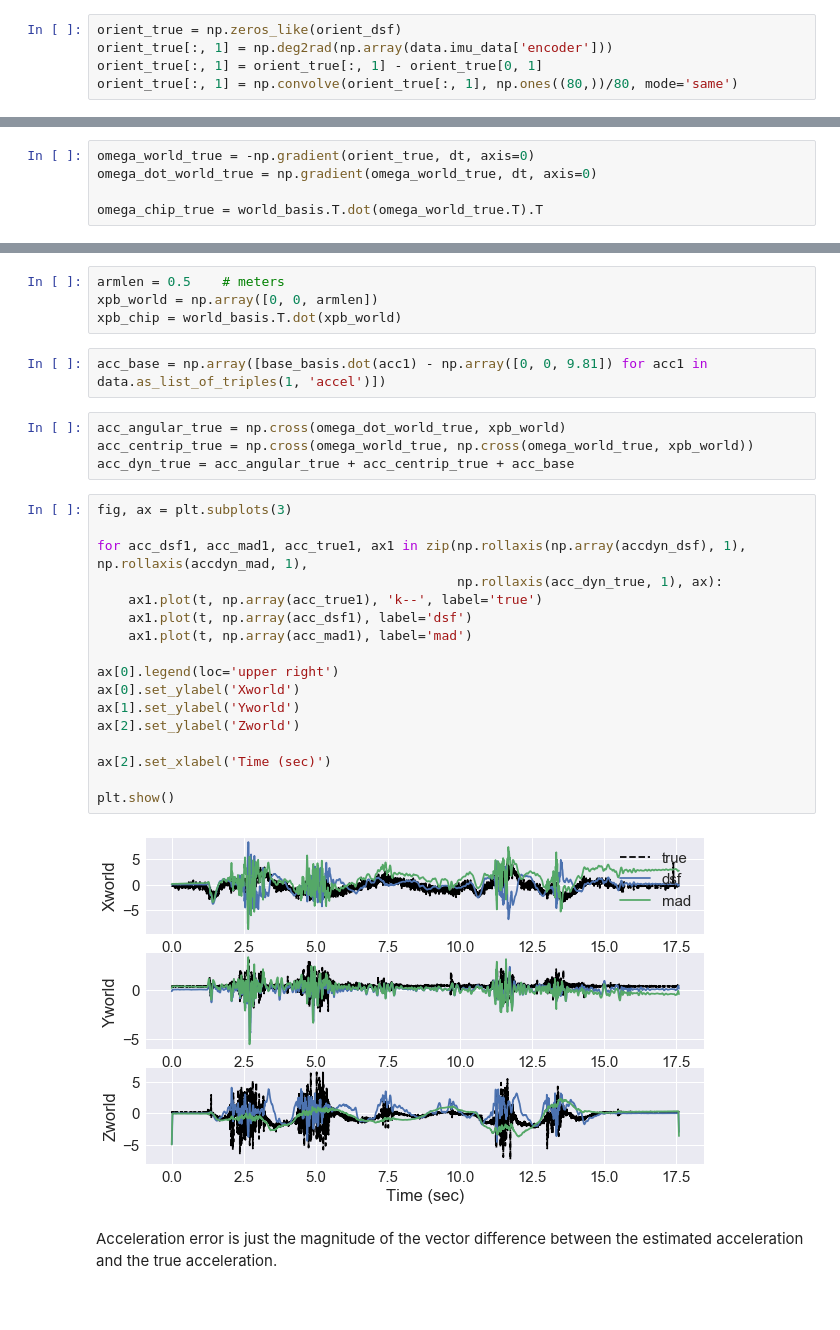
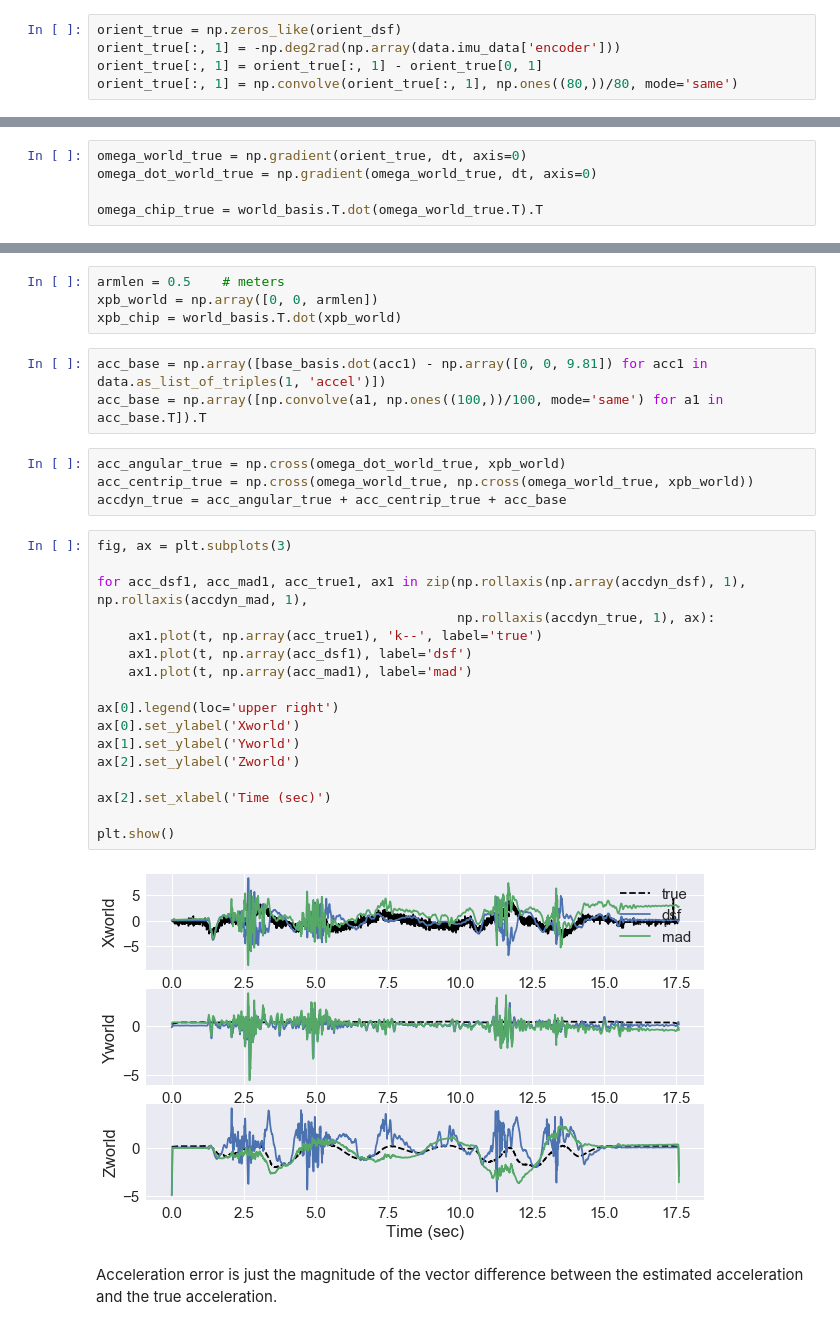
Before and after one commit to DaveBuckingham/fish, a Jupyter notebook: process_rig_data.ipynb, the cells around one changed output, grey strips where cells are left out. Drawn from its saved outputs; the diff is of its cells as text.

Commit message:
Generates semi-final paper figures

```diff
--- a/process_rig_data.ipynb
+++ b/process_rig_data.ipynb
@@ -193,7 +188,7 @@ orient_mad_rotm = np.array(orient_mad_rotm)
 The encoder is mounted to measure rotation about the world's y axis.  Smooth the data with a running average to get rid of encoder jitter
 # %%
 orient_true = np.zeros_like(orient_dsf)
-orient_true[:, 1] = np.deg2rad(np.array(data.imu_data['encoder']))
+orient_true[:, 1] = -np.deg2rad(np.array(data.imu_data['encoder']))
 orient_true[:, 1] = orient_true[:, 1] - orient_true[0, 1]
 orient_true[:, 1] = np.convolve(orient_true[:, 1], np.ones((80,))/80, mode='same')
 # %%
@@ -260,7 +255,7 @@ plt.show()
 # %% [markdown]
 Get the angular velocity omega and acceleration omega_dot from the known orientation
 # %%
-omega_world_true = -np.gradient(orient_true, dt, axis=0)
+omega_world_true = np.gradient(orient_true, dt, axis=0)
 omega_dot_world_true = np.gradient(omega_world_true, dt, axis=0)
 
 omega_chip_true = world_basis.T.dot(omega_world_true.T).T
@@ -297,29 +292,30 @@ xpb_world = np.array([0, 0, armlen])
 xpb_chip = world_basis.T.dot(xpb_world)
 # %%
 acc_base = np.array([base_basis.dot(acc1) - np.array([0, 0, 9.81]) for acc1 in data.as_list_of_triples(1, 'accel')])
+acc_base = np.array([np.convolve(a1, np.ones((100,))/100, mode='same') for a1 in acc_base.T]).T
 # %%
 acc_angular_true = np.cross(omega_dot_world_true, xpb_world)
 acc_centrip_true = np.cross(omega_world_true, np.cross(omega_world_true, xpb_world))
-acc_dyn_true = acc_angular_true + acc_centrip_true + acc_base
+accdyn_true = acc_angular_true + acc_centrip_true + acc_base
 # %%
 fig, ax = plt.subplots(3)
 
 for acc_dsf1, acc_mad1, acc_true1, ax1 in zip(np.rollaxis(np.array(accdyn_dsf), 1), np.rollaxis(accdyn_mad, 1),
-                                              np.rollaxis(acc_dyn_true, 1), ax):
+                                              np.rollaxis(accdyn_true, 1), ax):
     ax1.plot(t, np.array(acc_true1), 'k--', label='true')
     ax1.plot(t, np.array(acc_dsf1), label='dsf')
     ax1.plot(t, np.array(acc_mad1), label='mad')
 
 ax[0].legend(loc='upper right')
 ax[0].set_ylabel('Xworld')
 ax[1].set_ylabel('Yworld')
 ax[2].set_ylabel('Zworld')
 
 ax[2].set_xlabel('Time (sec)')
 
 plt.show()
 # %% [output]
-[figure, old version]
+[figure, new version]
 # %% [markdown]
 Acceleration error is just the magnitude of the vector difference between the estimated acceleration and the true acceleration.
 # %%
```
Also changed, not shown: parts of 30 cells of this notebook.
